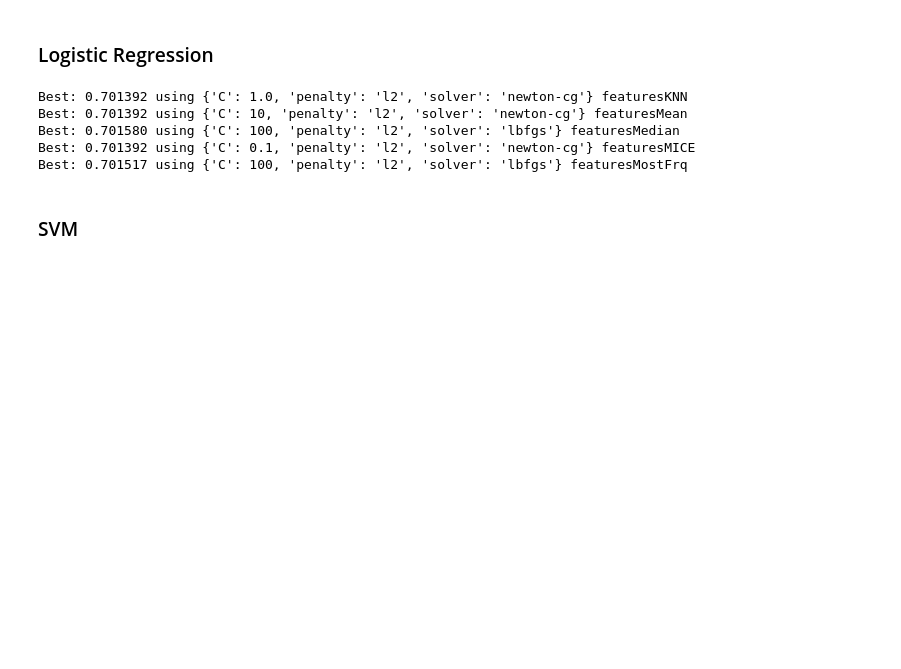
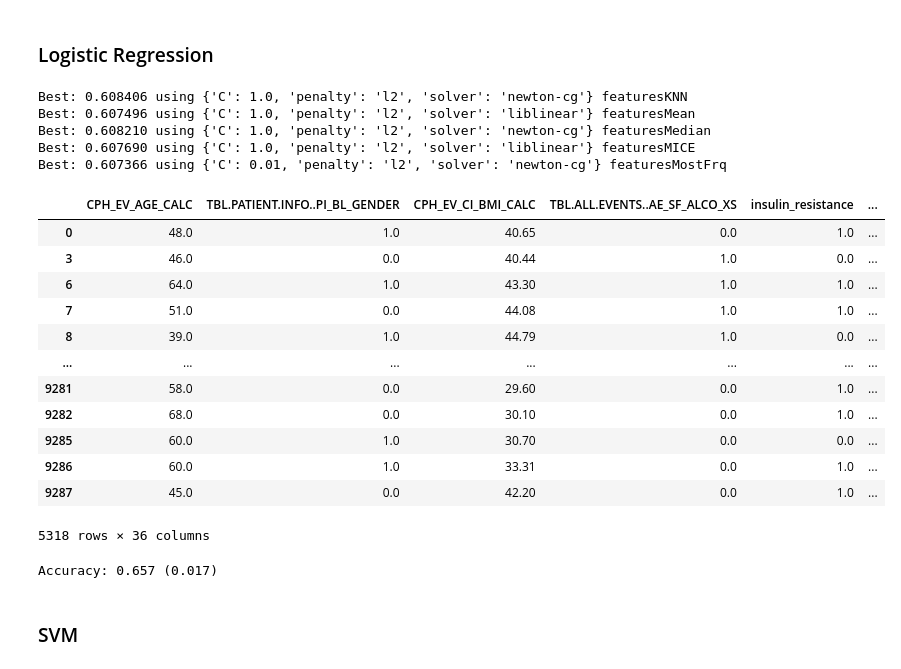
Before and after one commit to LBncl/AmazonMLInterviewQuestion, a Jupyter notebook: NAFLD.ipynb, the cells around one changed output. Drawn from its saved outputs; the diff is of its cells as text; code cells hidden in the pictures; blank space fills up the shorter version.

```diff
--- a/NAFLD.ipynb
+++ b/NAFLD.ipynb
@@ -165,11 +160,11 @@ def nan2knn(fdf):
 ## Model evaluation
 # %%
 # Create new imputed datasets
-featuresKNN = nan2knn(features_baseline)
-featuresMean = nan2mean(features_baseline)
-featuresMedian = nan2median(features_baseline)
-featuresMICE = nan2mice(features_baseline)
-featuresMostFrq = nan2most_frequent(features_baseline)
+featuresKNN = nan2knn(features_baseline_scaled)
+featuresMean = nan2mean(features_baseline_scaled)
+featuresMedian = nan2median(features_baseline_scaled)
+featuresMICE = nan2mice(features_baseline_scaled)
+featuresMostFrq = nan2most_frequent(features_baseline_scaled)
 featuresMostFrq = featuresMostFrq.apply(pd.to_numeric)
 
 # Create list of all imputation strategies
@@ -344,16 +278,49 @@ grid_search = GridSearchCV(estimator=logreg, param_grid=grid, n_jobs=-1, cv=cv,
 
 for i in range(len(imputed_features)):
   df = imputed_features[i]
-  grid_result = grid_search.fit(df.iloc[:, 0:len(features_selected)], df.iloc[: , -1])
+  grid_result = grid_search.fit(df.iloc[:, 0:35], df.iloc[: , -1])
 
   # summarize results
   print("Best: %f using %s" % (grid_result.best_score_, grid_result.best_params_), imputed_features_names[i])
 # %% [output]
-Best: 0.701392 using {'C': 1.0, 'penalty': 'l2', 'solver': 'newton-cg'} featuresKNN
-Best: 0.701392 using {'C': 10, 'penalty': 'l2', 'solver': 'newton-cg'} featuresMean
-Best: 0.701580 using {'C': 100, 'penalty': 'l2', 'solver': 'lbfgs'} featuresMedian
-Best: 0.701392 using {'C': 0.1, 'penalty': 'l2', 'solver': 'newton-cg'} featuresMICE
-Best: 0.701517 using {'C': 100, 'penalty': 'l2', 'solver': 'lbfgs'} featuresMostFrq
+Best: 0.608406 using {'C': 1.0, 'penalty': 'l2', 'solver': 'newton-cg'} featuresKNN
+Best: 0.607496 using {'C': 1.0, 'penalty': 'l2', 'solver': 'liblinear'} featuresMean
+Best: 0.608210 using {'C': 1.0, 'penalty': 'l2', 'solver': 'newton-cg'} featuresMedian
+Best: 0.607690 using {'C': 1.0, 'penalty': 'l2', 'solver': 'liblinear'} featuresMICE
+Best: 0.607366 using {'C': 0.01, 'penalty': 'l2', 'solver': 'newton-cg'} featuresMostFrq
+# %%
+from sklearn import metrics
+from sklearn.model_selection import KFold
+from sklearn.model_selection import cross_val_score
+from numpy import mean
+from numpy import std
+
+featuresMICE
+# %% [output]
+|  | CPH_EV_AGE_CALC | TBL.PATIENT.INFO..PI_BL_GENDER | CPH_EV_CI_BMI_CALC | TBL.ALL.EVENTS..AE_SF_ALCO_XS | insulin_resistance | ... |
+| 0 | 48.0 | 1.0 | 40.65 | 0.0 | 1.0 | ... |
+| 3 | 46.0 | 0.0 | 40.44 | 1.0 | 0.0 | ... |
+| 6 | 64.0 | 1.0 | 43.30 | 1.0 | 1.0 | ... |
+| 7 | 51.0 | 0.0 | 44.08 | 1.0 | 1.0 | ... |
+| 8 | 39.0 | 1.0 | 44.79 | 1.0 | 0.0 | ... |
+| ... | ... | ... | ... | ... | ... | ... |
+| 9281 | 58.0 | 0.0 | 29.60 | 0.0 | 1.0 | ... |
+| 9282 | 68.0 | 0.0 | 30.10 | 0.0 | 1.0 | ... |
+| 9285 | 60.0 | 1.0 | 30.70 | 0.0 | 0.0 | ... |
+| 9286 | 60.0 | 1.0 | 33.31 | 0.0 | 1.0 | ... |
+| 9287 | 45.0 | 0.0 | 42.20 | 0.0 | 1.0 | ... |
+5318 rows × 36 columns
+# %%
+# prepare the cross-validation procedure
+cv = KFold(n_splits=10, random_state=1, shuffle=True)
+# create model
+model = LogisticRegression()
+# evaluate model
+scores = cross_val_score(model, featuresMICE.iloc[:, 0:35], featuresMICE.iloc[: , -1], scoring='accuracy', cv=cv, n_jobs=-1)
+# report performance
+print('Accuracy: %.3f (%.3f)' % (mean(scores), std(scores)))
+# %% [output]
+Accuracy: 0.657 (0.017)
 # %% [markdown]
 ### SVM
 # %%
```
Also changed, not shown: parts of 36 cells of this notebook.
